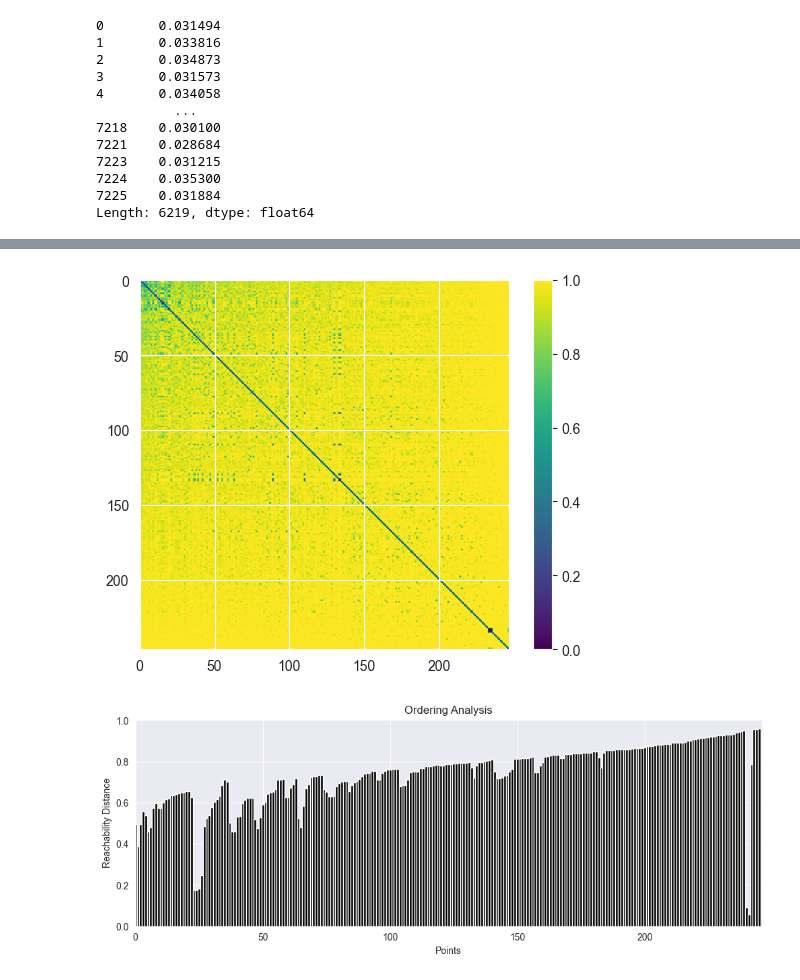
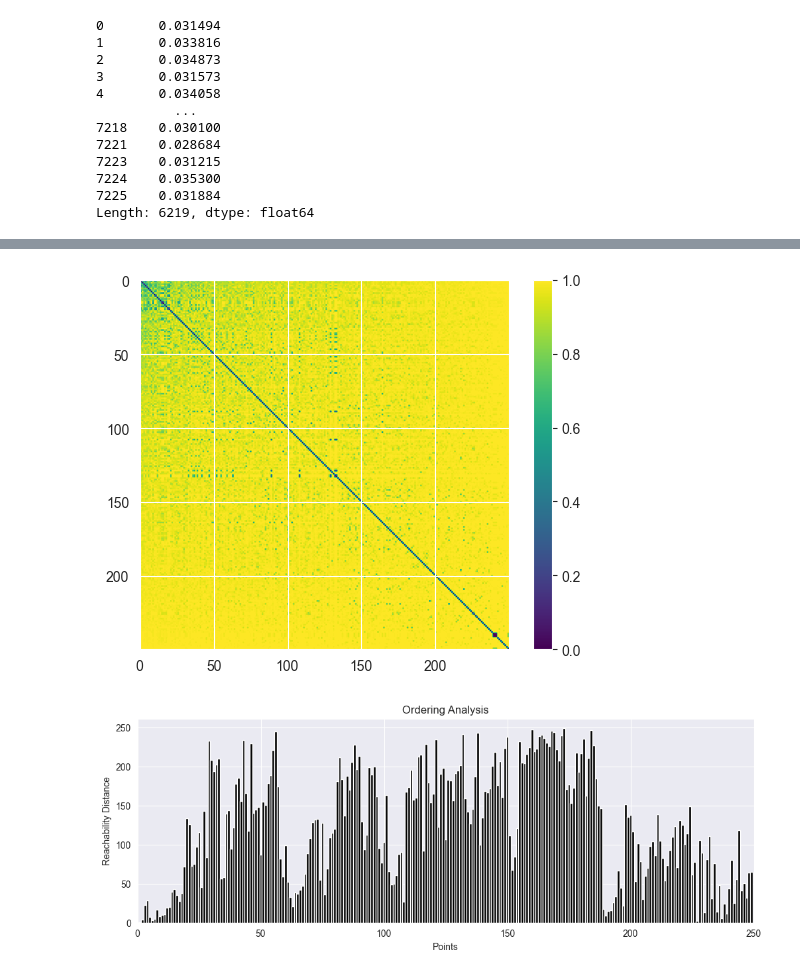
Before and after one commit to lcobiodata/msautils, a Jupyter notebook: examples/ring-hydroxylating_dioxygenase/test_method_1.ipynb, the cells around one changed output, grey strips where cells are left out. Saved outputs shown, nothing was run; the diff lists cells and outputs as text; code cells hidden in the pictures.

```diff
--- a/examples/ring-hydroxylating_dioxygenase/test_method_1.ipynb
+++ b/examples/ring-hydroxylating_dioxygenase/test_method_1.ipynb
@@ -528,3 +525,0 @@ NodeView(('Ala185', 'Phe185', 'Ile185', 'Leu185', 'Met185', 'Asn185', 'Ser185',
-# %%
-for u in G.nodes:
-    print(u, G.nodes[u]['idx'])
@@ -548,0 +526,6 @@ Trp987 987_W
+# %%
+nodelist = sorted(G.nodes(), key=lambda x: G.nodes[x]['p'], reverse=True)
+df_res = df_res.loc[[G.nodes[u]['idx'] for u in nodelist]]
+df_res.columns = ['x_mca', 'y_mca']
+df_res = df_res.copy()
+df_res
@@ -566,8 +563,7 @@ for u, v in pairwise_comparisons:
     )
 
 # Generate distance matrix
-N = sorted(G.nodes(), key=lambda x: G.nodes[x]['p'], reverse=True)
-D = nx.to_numpy_array(G, nodelist=N)
+D = nx.to_numpy_array(G, nodelist=nodelist)
 
 # Plot the distance matrix
 fig, ax = plt.subplots()
@@ -579,30 +575,29 @@ cbar = ax.figure.colorbar(im, ax=ax)
 # Show the plot
 plt.show()
 # %% [output]
-[figure, old version]
+[figure, new version]
 # %%
-# OPTICS density clustering algorithm
-optics_instance = optics(
-    D, eps=np.inf, minpts=2, amount_clusters=10, data_type='distance_matrix'
-)
-optics_instance.process()
-clusters = optics_instance.get_clusters()
+# Assuming D is the distance matrix
 
-# Get cluster labels for each point
-cluster_labels = np.zeros(len(N), dtype=int)
-for cluster_id, cluster in enumerate(clusters):
-    cluster_labels[cluster] = cluster_id
+# Perform MDS to obtain the actual points
+mds = MDS(n_components=2, dissimilarity='precomputed', normalized_stress='auto')
+points = mds.fit_transform(D)
+
+# Apply OPTICS on the points
+optics = OPTICS()
+optics.fit(points)
+
+ordering = optics.ordering_
+# Retrieve cluster labels and ordering information
+cluster_labels = optics.labels_
 
 # Plot the ordering analysis
-ordering = ordering_analyser(optics_instance.get_ordering())
-ordering = ordering.cluster_ordering
-
-plt.figure(figsize=(12, 4))  # Set the figsize to (width, height)
-plt.bar(range(0, len(ordering)), ordering[0:len(ordering)], width=1., color='black')
+plt.figure(figsize=(12, 4))
+plt.bar(range(len(ordering)), ordering, width=1., color='black')
 plt.xlim([0, len(ordering)])
 plt.xlabel('Points')
 plt.ylabel('Reachability Distance')
 plt.title('Ordering Analysis')
 plt.show()
 # %% [output]
-[figure, old version]
+[figure, new version]
```
Also changed, not shown: parts of 22 cells of this notebook, 2 other files.
